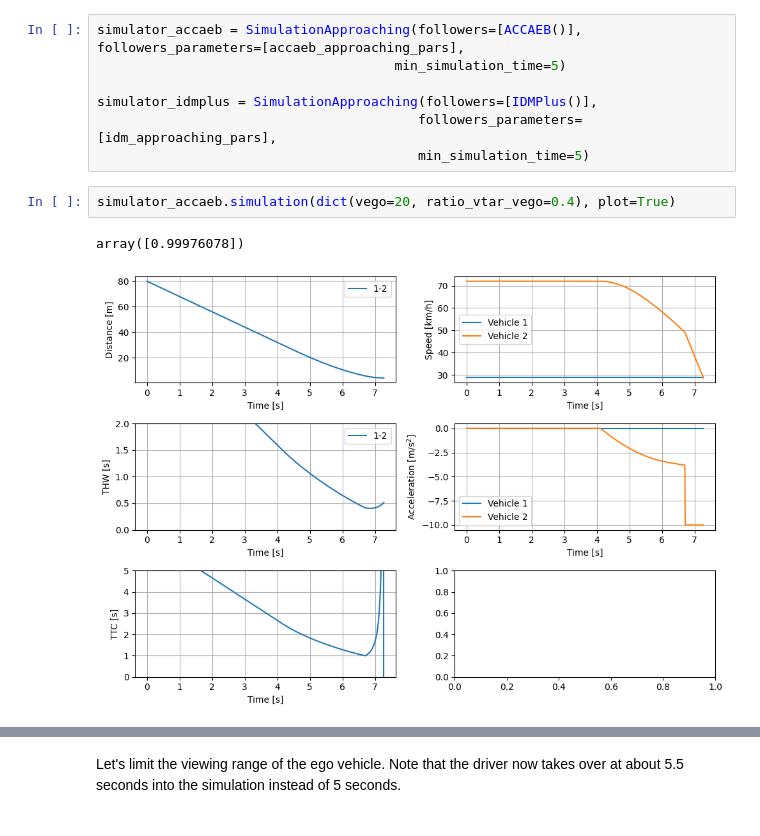
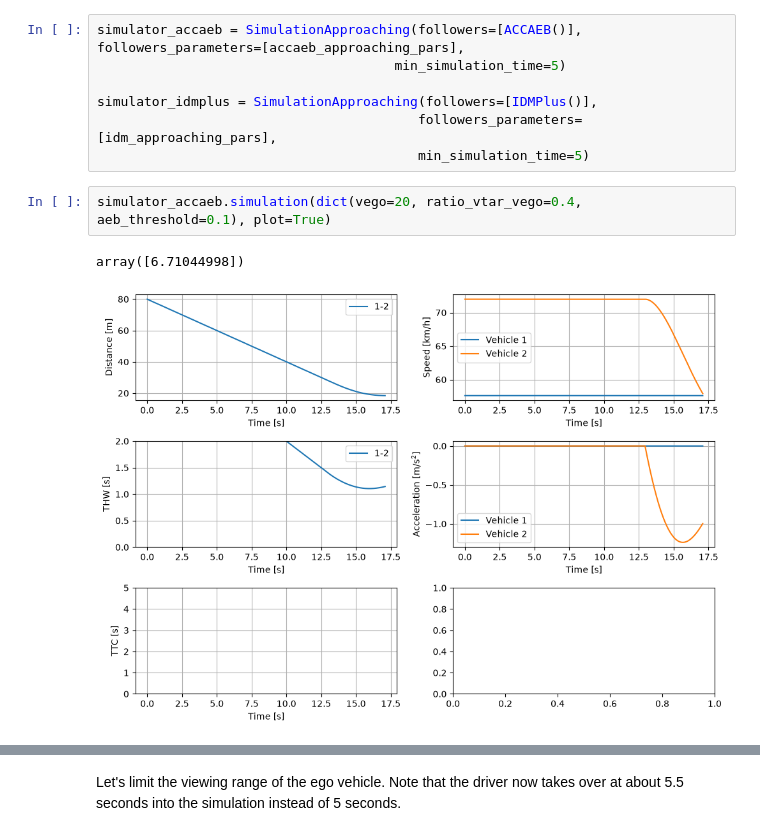
Before and after one commit to juittenbogaard/ScenarioRiskQuantification, a Jupyter notebook: approaching_slower_vehicle.ipynb, the cells around one changed output, grey strips where cells are left out. Saved outputs shown, nothing was run; the diff lists cells and outputs as text.

```diff
--- a/approaching_slower_vehicle.ipynb
+++ b/approaching_slower_vehicle.ipynb
@@ -24,10 +24,10 @@ simulator_idmplus = SimulationApproaching(followers=[IDMPlus()],
                                          followers_parameters=[idm_approaching_pars],
                                          min_simulation_time=5)
 # %%
-simulator_accaeb.simulation(dict(vego=20, ratio_vtar_vego=0.4), plot=True)
+simulator_accaeb.simulation(dict(vego=20, ratio_vtar_vego=0.4, aeb_threshold=0.1), plot=True)
 # %% [output]
-array([0.99976078])
+array([6.71044998])
-[figure, old version]
+[figure, new version]
 # %%
 
 simulator_idmplus.simulation(dict(vego=20, ratio_vtar_vego=0.4), plot=True)
```
Also changed, not shown: parts of 4 cells of this notebook, 4 other files.
